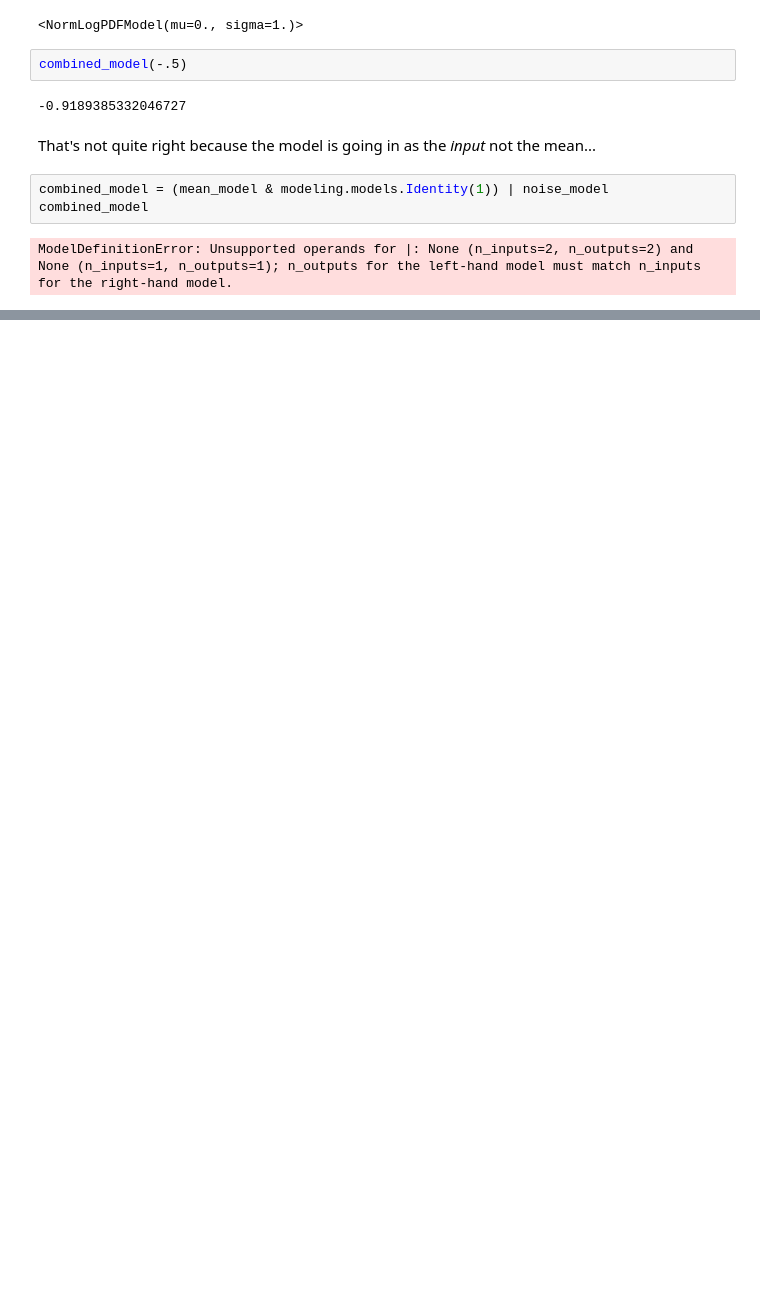
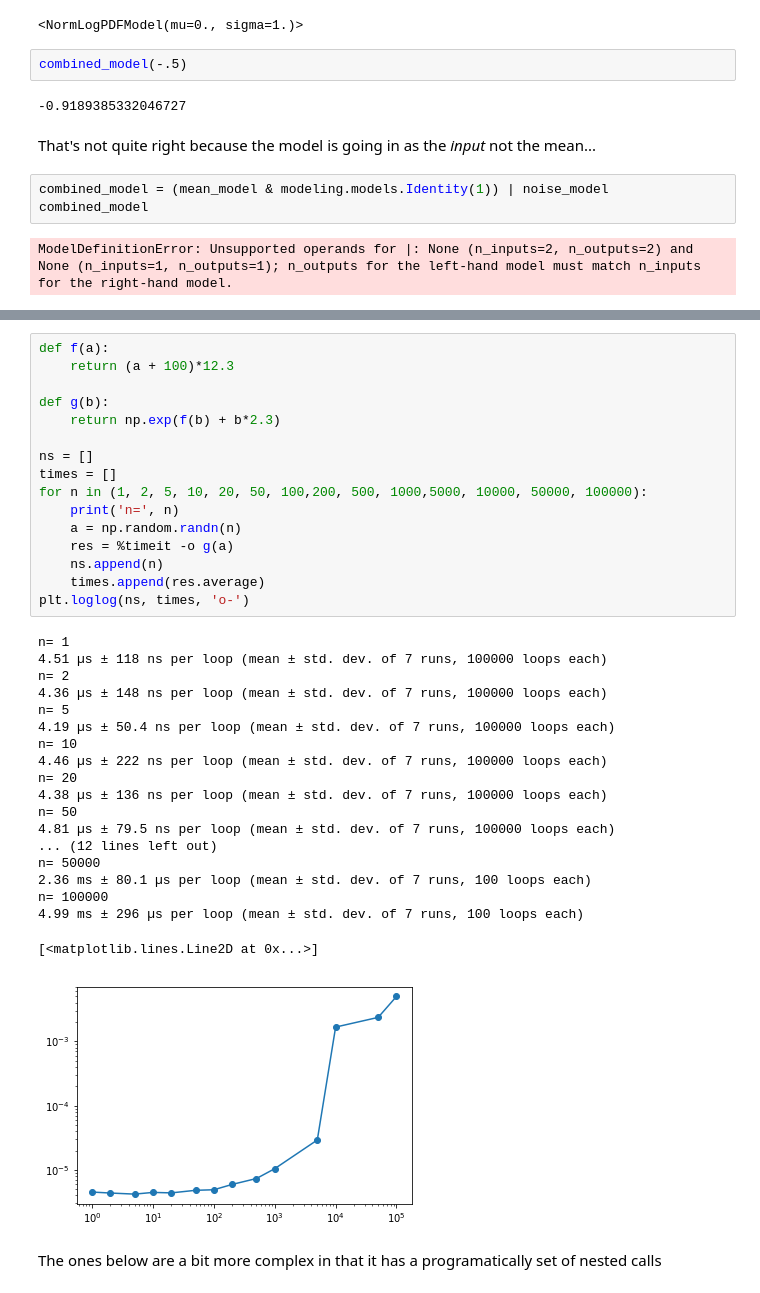
Before and after one commit to eteq/emceemr, a Jupyter notebook: notebooks/emceemr_first_experiments.ipynb, the cells around one changed output, grey strips where cells are left out. Saved outputs shown, nothing was run; the diff lists cells and outputs as text; blank space fills up the shorter version.

```diff
--- a/notebooks/emceemr_first_experiments.ipynb
+++ b/notebooks/emceemr_first_experiments.ipynb
@@ -285,0 +367,38 @@ TypeError: _parse_args() got an unexpected keyword argument 'mu'
+# %%
+def f(a):
+    return (a + 100)*12.3
+
+def g(b):
+    return np.exp(f(b) + b*2.3)
+
+ns = []
+times = []
+for n in (1, 2, 5, 10, 20, 50, 100,200, 500, 1000,5000, 10000, 50000, 100000):
+    print('n=', n)
+    a = np.random.randn(n)
+    res = %timeit -o g(a)
+    ns.append(n)
+    times.append(res.average)
+plt.loglog(ns, times, 'o-')
+# %% [output]
+n= 1
+4.51 µs ± 118 ns per loop (mean ± std. dev. of 7 runs, 100000 loops each)
+n= 2
+4.36 µs ± 148 ns per loop (mean ± std. dev. of 7 runs, 100000 loops each)
+n= 5
+4.19 µs ± 50.4 ns per loop (mean ± std. dev. of 7 runs, 100000 loops each)
+n= 10
+4.46 µs ± 222 ns per loop (mean ± std. dev. of 7 runs, 100000 loops each)
+n= 20
+4.38 µs ± 136 ns per loop (mean ± std. dev. of 7 runs, 100000 loops each)
+n= 50
+4.81 µs ± 79.5 ns per loop (mean ± std. dev. of 7 runs, 100000 loops each)
+... (12 lines left out)
+n= 50000
+2.36 ms ± 80.1 µs per loop (mean ± std. dev. of 7 runs, 100 loops each)
+n= 100000
+4.99 ms ± 296 µs per loop (mean ± std. dev. of 7 runs, 100 loops each)
+[<matplotlib.lines.Line2D at 0x...>]
+[figure, added]
+# %% [markdown]
+The ones below are a bit more complex in that it has a programatically set of nested calls
```
Also changed, not shown: parts of 15 cells of this notebook.
